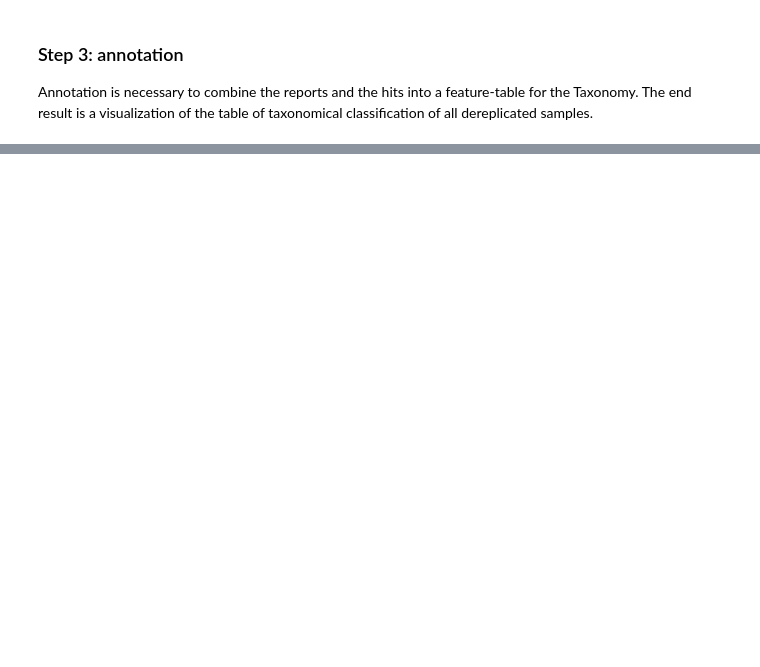
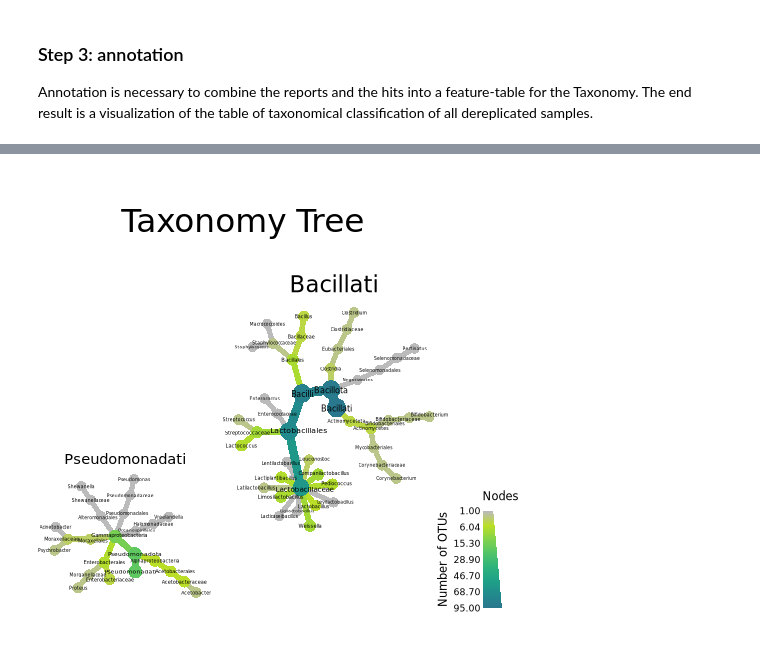
Before and after one commit to EneaMotta/Interplanetary_Microbiome, a Jupyter notebook: 06_Kraken2_Taxonomy.ipynb, the cells around one changed output, grey strips where cells are left out. Cells and saved outputs as stored; diff of their text form; code cells hidden in the pictures; blank space fills up the shorter version.

```diff
--- a/06_Kraken2_Taxonomy.ipynb
+++ b/06_Kraken2_Taxonomy.ipynb
@@ -258,0 +355,22 @@ Debug info has been saved to /tmp/qiime2-q2cli-err-ipi6npmw.log
+# %%
+%%R
+set.seed(1)
+
+obj %>%
+  filter_taxa(grepl("^[a-zA-Z]+$", taxon_names)) %>%
+  filter_taxa(taxon_names %in% c("Bacillati", "Pseudomonadati", "Actinobacteria"),
+              subtaxa = TRUE) %>%
+  heat_tree(
+    node_label = taxon_names,
+    node_size  = n_obs,
+    node_color = n_obs,   # <- use n_obs instead of root
+    tree_label = taxon_names,
+    initial_layout = "re",
+    layout = "da",
+    title = "Taxonomy Tree",
+    node_color_axis_label = "Number of OTUs",
+    node_size_axis_label = "Number of OTUs",
+    output_file = "data/Visualizations/Kraken_tree_order.pdf"
+  )
+# %% [output]
+[figure, added]
```
Also changed, not shown: parts of 27 cells of this notebook, 10 other files.
